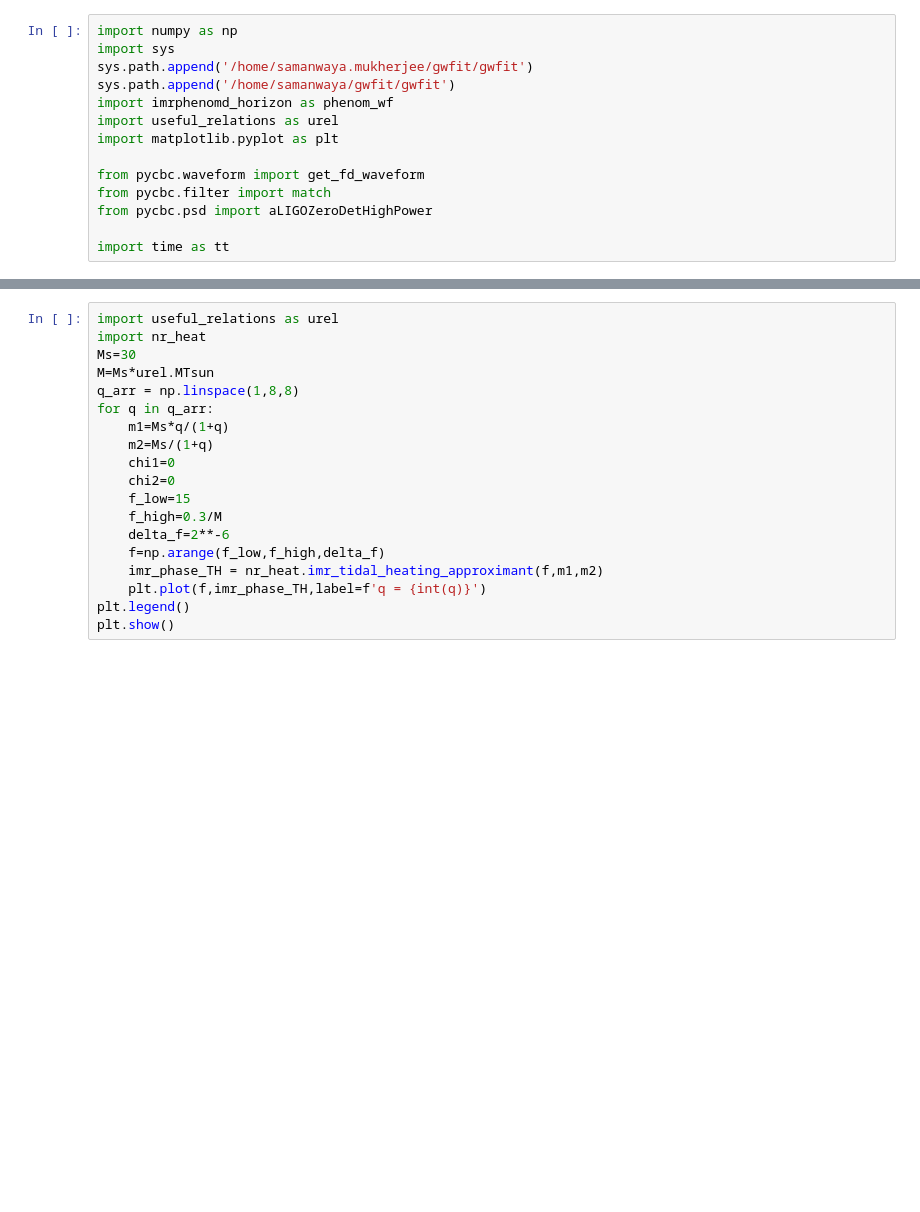
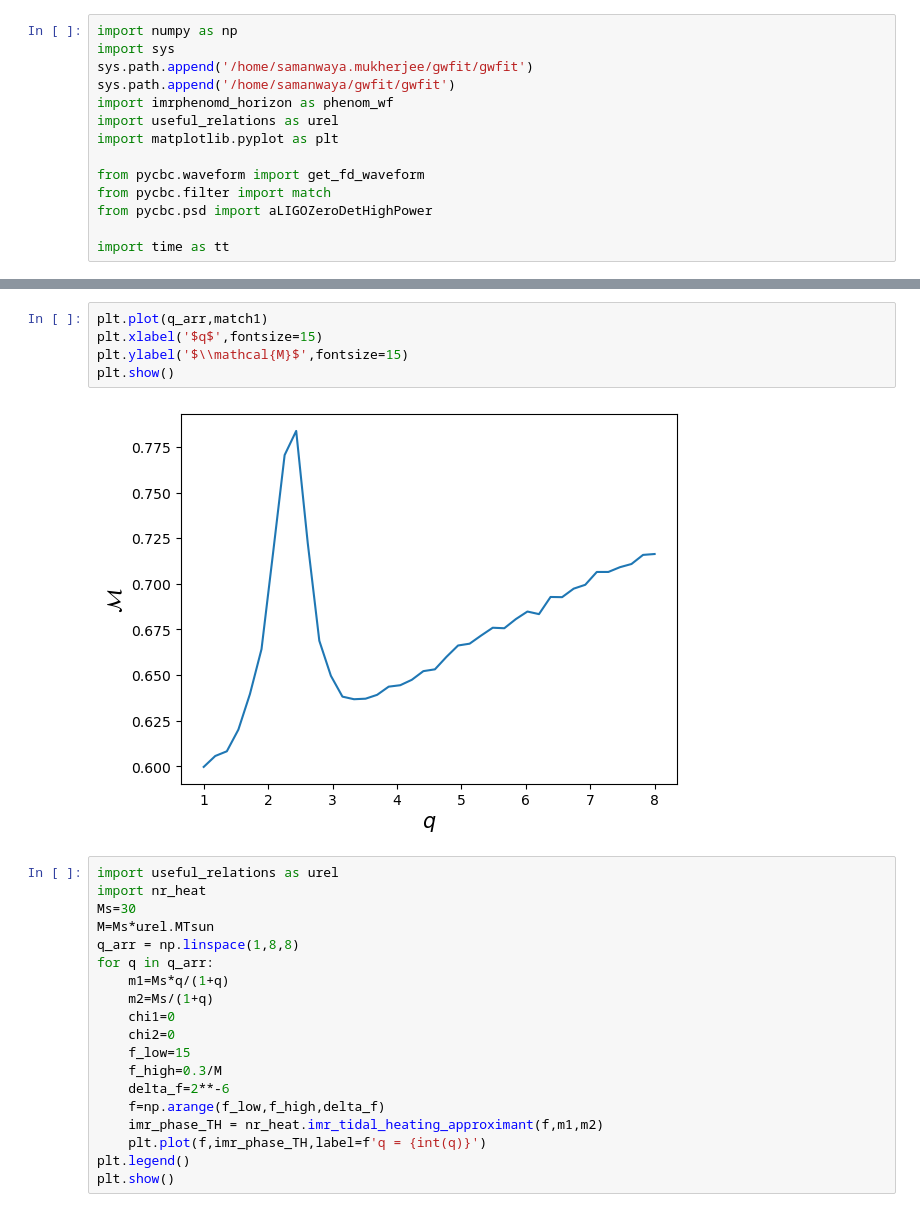
Before and after one commit to samanwaya-mukherjee/gwfit, a Jupyter notebook: notebooks/waveform_test.ipynb, the cells around one changed output, grey strips where cells are left out. Saved outputs shown, nothing was run; the diff lists cells and outputs as text; blank space fills up the shorter version.

```diff
--- a/notebooks/waveform_test.ipynb
+++ b/notebooks/waveform_test.ipynb
@@ -155,3 +161,10 @@ q: 8.00, The mismatch is: 22.54%
+# %%
+plt.plot(q_arr,match1)
+plt.xlabel('$q$',fontsize=15)
+plt.ylabel('$\\mathcal{M}$',fontsize=15)
+plt.show()
+# %% [output]
+[figure, added]
 # %%
 import useful_relations as urel
 import nr_heat
```
Also changed, not shown: parts of 3 cells of this notebook.
